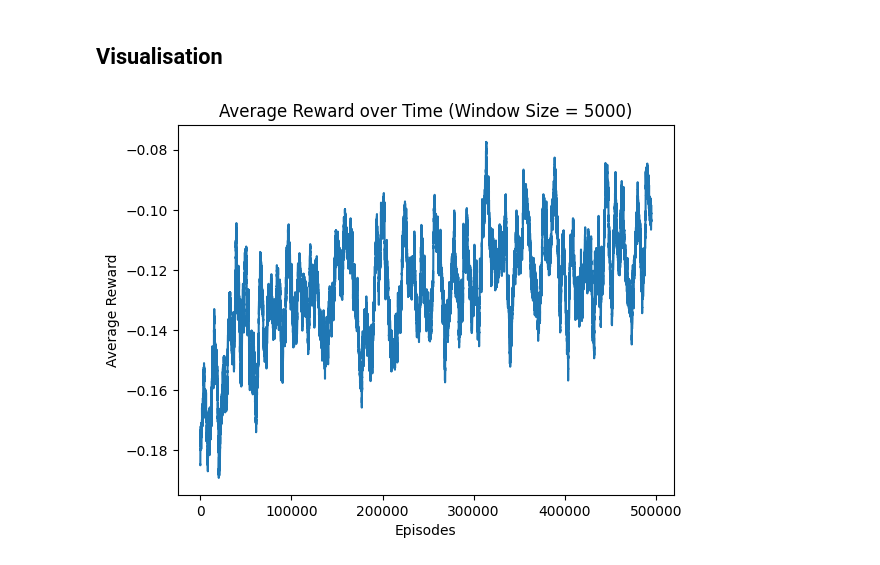
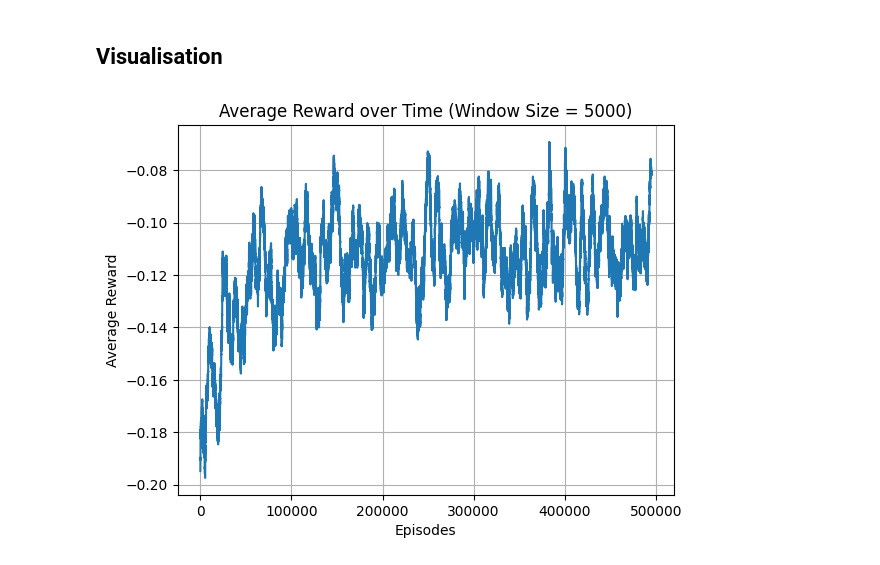
Before and after one commit to Darth-Darsh/MonteCarloSim, a Jupyter notebook: Week-4/blackjack_env.ipynb, the cells around one changed output. Drawn from its saved outputs; the diff is of its cells as text; code cells hidden in the pictures.

```diff
--- a/Week-4/blackjack_env.ipynb
+++ b/Week-4/blackjack_env.ipynb
@@ -183,7 +183,7 @@ def epsilon_greedy_policy(state, epsilon):
 
 epsilon = 0.01
 N = 500_000
-alpha = 0.002
+alpha = 0.01
 reward_history = []
 for _ in range(N):
     game = BlackjackGame()
@@ -220,16 +220,17 @@ def rolling_avg(data, window = 5000):
 # %%
 import matplotlib.pyplot as plt
 
 window = 5000
 avg_rewards = rolling_avg(reward_history, window)
 
 plt.figure()
+plt.grid()
 plt.plot(avg_rewards)
 plt.xlabel('Episodes')
 plt.ylabel('Average Reward')
 plt.title('Average Reward over Time (Window Size = {})'.format(window))
 plt.show()
 # %% [output]
-[figure, old version]
+[figure, new version]
 # %%
 player_sums = range(4, 22)
```
Also changed, not shown: parts of 8 cells of this notebook.
